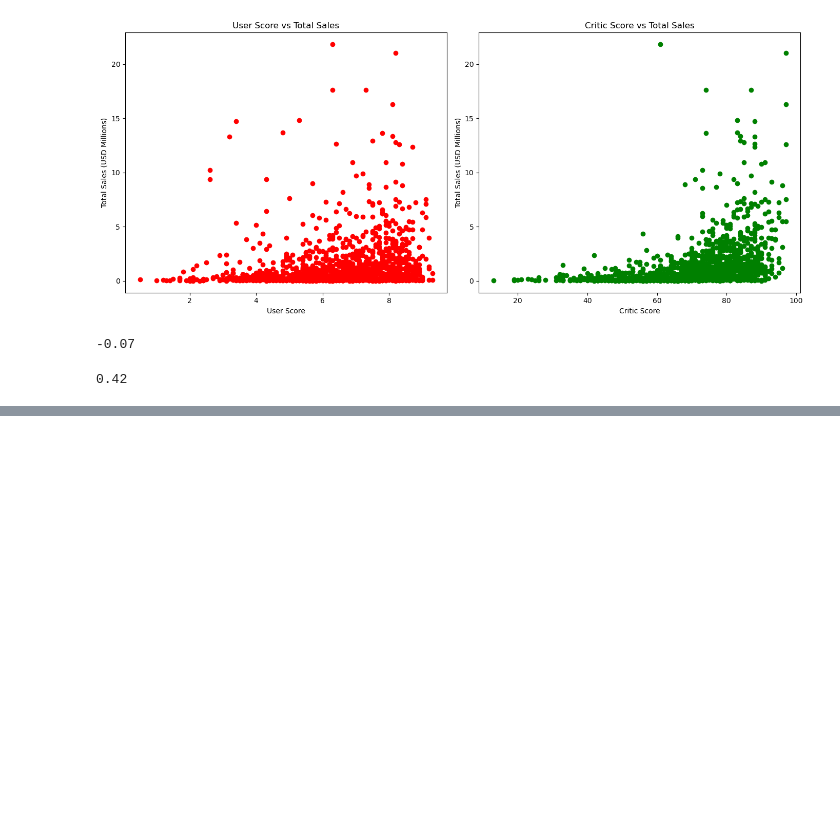
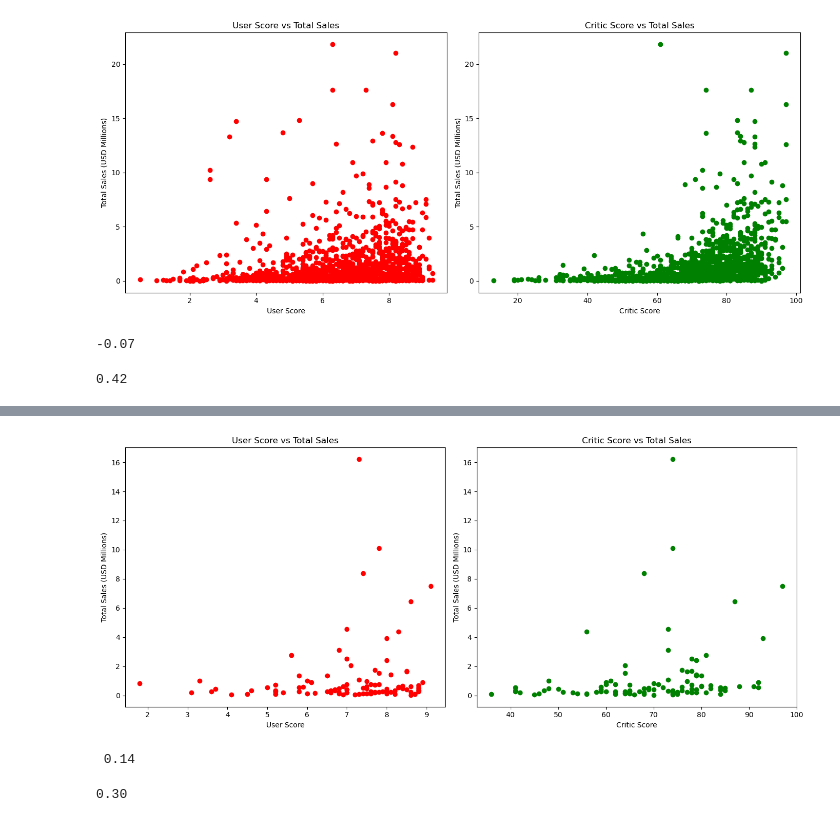
Before and after one commit to michav95/Integrated-Project-1, a Jupyter notebook: notebooks/EDA.ipynb, the cells around one changed output, grey strips where cells are left out. Saved outputs shown, nothing was run; the diff lists cells and outputs as text; code cells hidden in the pictures; blank space fills up the shorter version.

Commit message:
more platform analysis

```diff
--- a/notebooks/EDA.ipynb
+++ b/notebooks/EDA.ipynb
@@ -914,3 +914,14 @@ print(f"{critic_sales_correlation_xone:.2f}")
 # After finding the correlation coefficient for user scores, it does verify that user scores have a somewhat negative effect on total sales, it is weaker than what it was for the PS4. XOne resulted in a -0.07, whereas the PS4 resulted in a -0.03.
 
 # After finding the correlation coefficient for critic scores, it produced almost, again, identical results as the PS3 and PS4 with a result of 0.42. This also verifies a strong positive correlation with critic scores and total sales (the better the score = the better the sales).
+# %%
+# Now we will examine the two platforms with the highest shrinking of sales, Wii and X360
+
+# Group data for Wii
+wii_data = DF_new_sorted[DF_new_sorted['platform'] == 'Wii']
+
+# Show data for user_score, critic_score, and total_sales
+wii_reviews = wii_data.groupby(['critic_score', 'user_score'])['total_sales'].sum().reset_index()
+
+# Display data
+print(wii_reviews)
@@ -916,0 +943,39 @@ print(f"{critic_sales_correlation_xone:.2f}")
+# %%
+# Create a scatter plot for data of user_score, critic_score, and total_sales for the Wii
+
+# Create scatter plots
+plt.figure(figsize=(14,6))
+
+# Scatter plot for user_score vs total_sales
+plt.subplot(1, 2, 1)
+plt.scatter(wii_reviews['user_score'], wii_reviews['total_sales'], color='red')
+plt.title('User Score vs Total Sales')
+plt.xlabel('User Score')
+plt.ylabel('Total Sales (USD Millions)')
+
+# Scatter plot for critic_score vs total_sales
+plt.subplot(1, 2, 2)
+plt.scatter(wii_reviews['critic_score'], wii_reviews['total_sales'], color='green')
+plt.title('Critic Score vs Total Sales')
+plt.xlabel('Critic Score')
+plt.ylabel('Total Sales (USD Millions)')
+
+# Show plots
+plt.tight_layout()
+plt.show()
+# %% [output]
+[figure, added]
+# %%
+# Find the correlation coefficient between user_score and total_sales
+
+user_sales_correlation_wii = wii_data['user_score'].corr(wii_data['total_sales'])
+print(f"{user_sales_correlation_wii: .2f}")
+# %% [output]
+ 0.14
+# %%
+# Find the correlation coefficient between critic_score and total_sales
+
+critic_sales_correlation_wii = wii_data['critic_score'].corr(wii_data['total_sales'])
+print(f"{critic_sales_correlation_wii:.2f}")
+# %% [output]
+0.30
```
Also changed, not shown: parts of 7 cells of this notebook.
